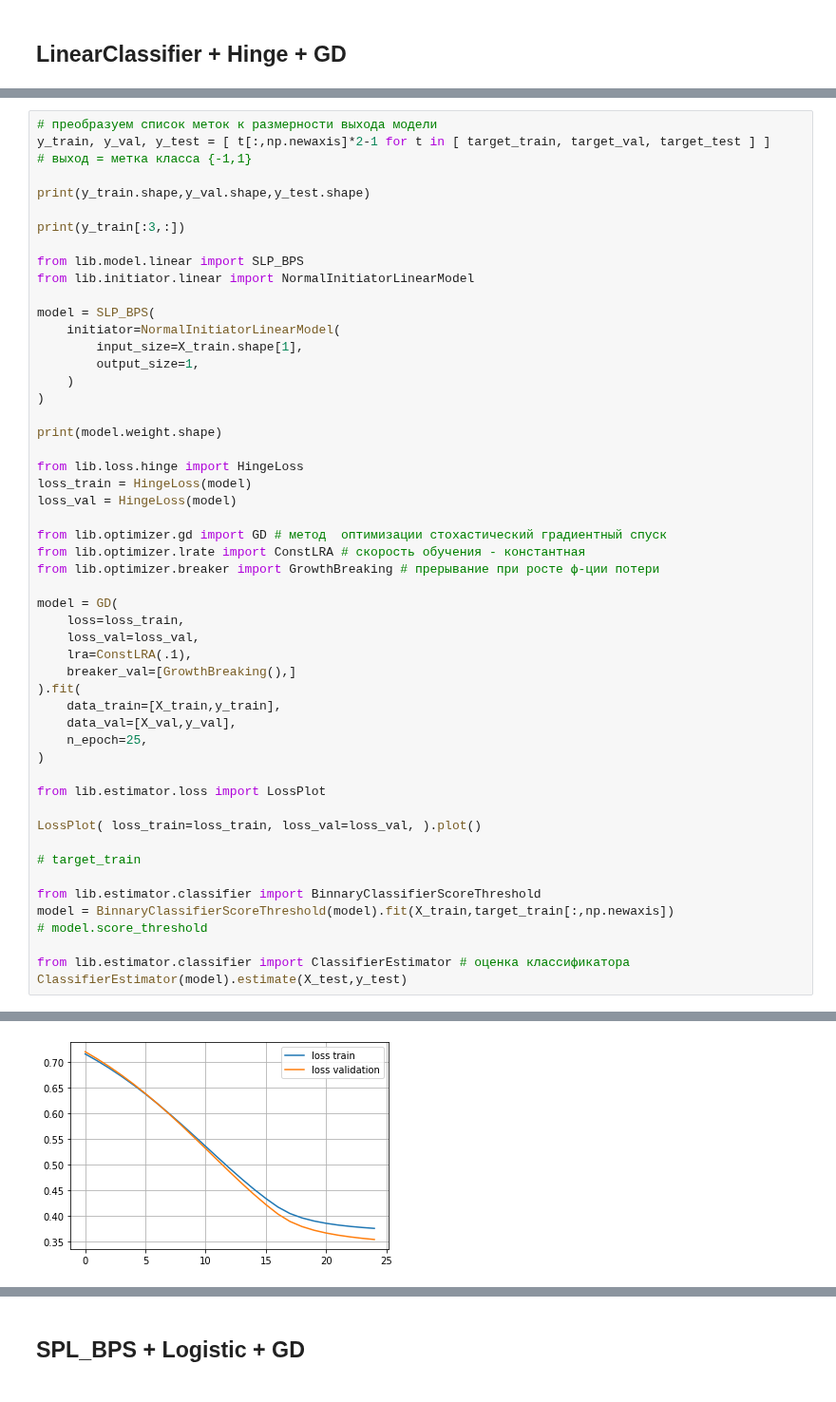
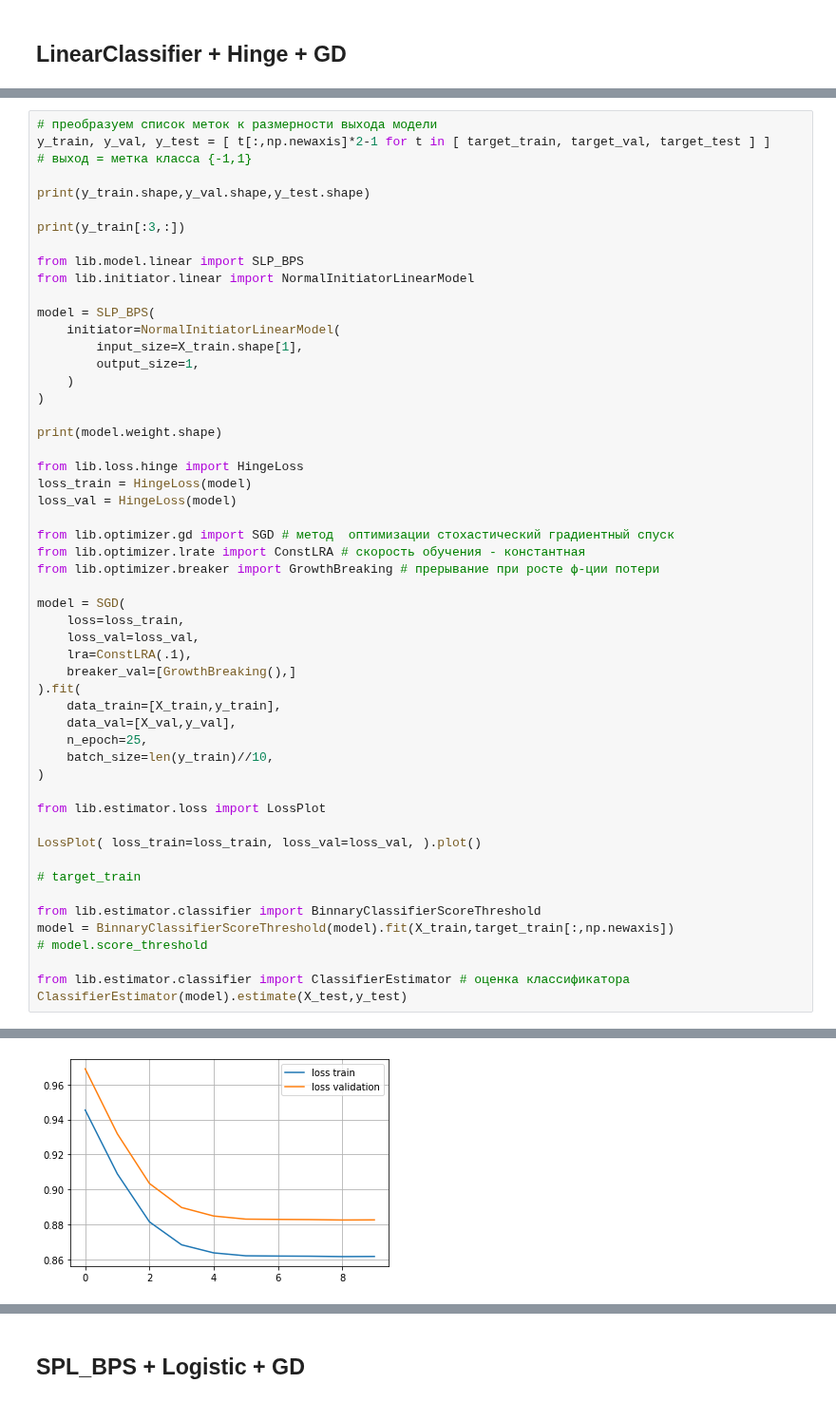
Before and after one commit to mechanoid5/ml_lib, a Jupyter notebook: classifier_bin.ipynb, the cells around one changed output, grey strips where cells are left out. Shown at 95% size. Cells and saved outputs as stored; diff of their text form.

```diff
--- a/classifier_bin.ipynb
+++ b/classifier_bin.ipynb
@@ -250,11 +251,11 @@ from lib.loss.hinge import HingeLoss
 loss_train = HingeLoss(model)
 loss_val = HingeLoss(model)
 
-from lib.optimizer.gd import GD # метод  оптимизации стохастический градиентный спуск
+from lib.optimizer.gd import SGD # метод  оптимизации стохастический градиентный спуск
 from lib.optimizer.lrate import ConstLRA # скорость обучения - константная
 from lib.optimizer.breaker import GrowthBreaking # прерывание при росте ф-ции потери
 
-model = GD(
+model = SGD(
     loss=loss_train,
     loss_val=loss_val,
     lra=ConstLRA(.1),
@@ -263,6 +264,7 @@ model = GD(
     data_train=[X_train,y_train],
     data_val=[X_val,y_val],
     n_epoch=25,
+    batch_size=len(y_train)//10,
 )
 
 from lib.estimator.loss import LossPlot
@@ -297,2 +300,2 @@ weighted avg       0.91      0.91      0.91      3300
 <lib.estimator.classifier.ClassifierEstimator at 0x...>
-[figure, old version]
+[figure, new version]
```
Also changed, not shown: parts of 10 cells of this notebook, 3 other files.
